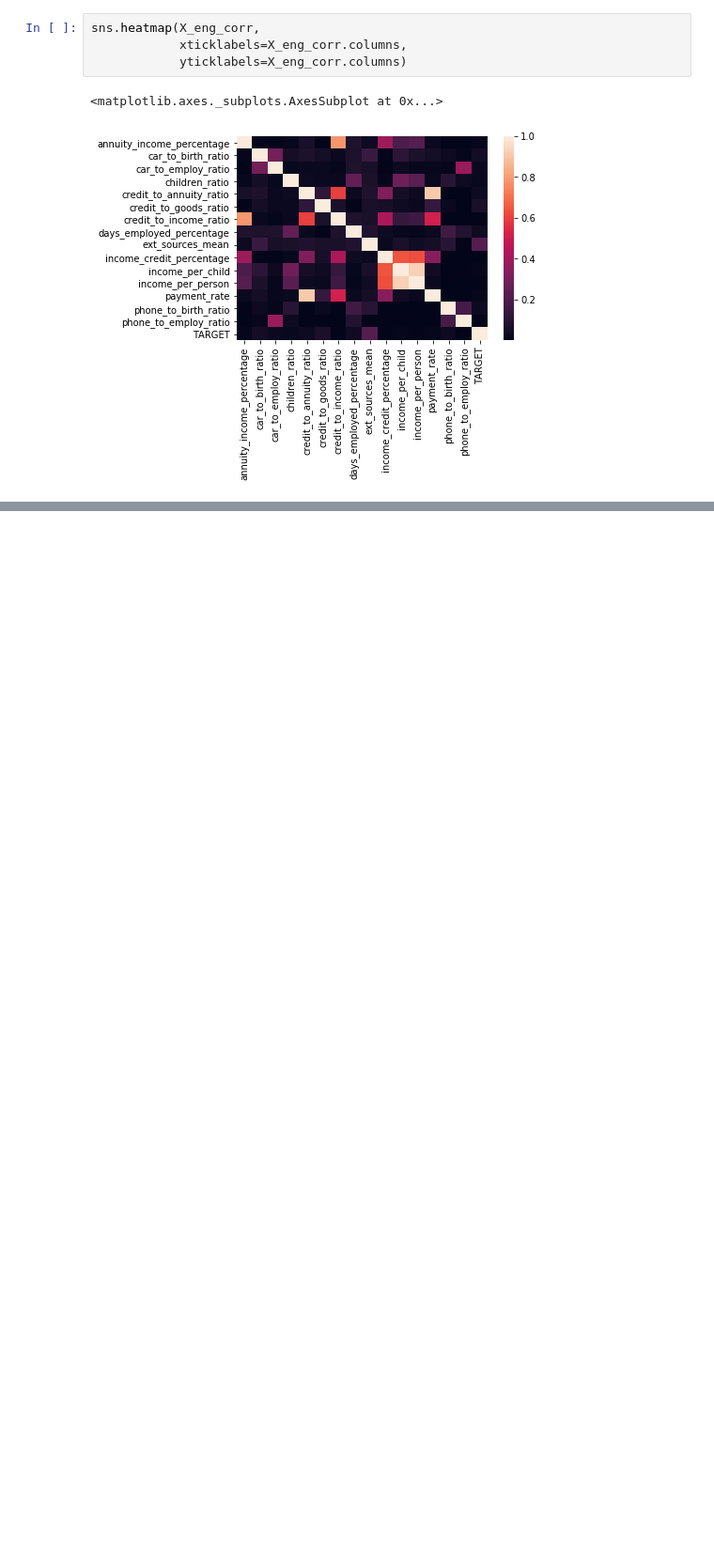
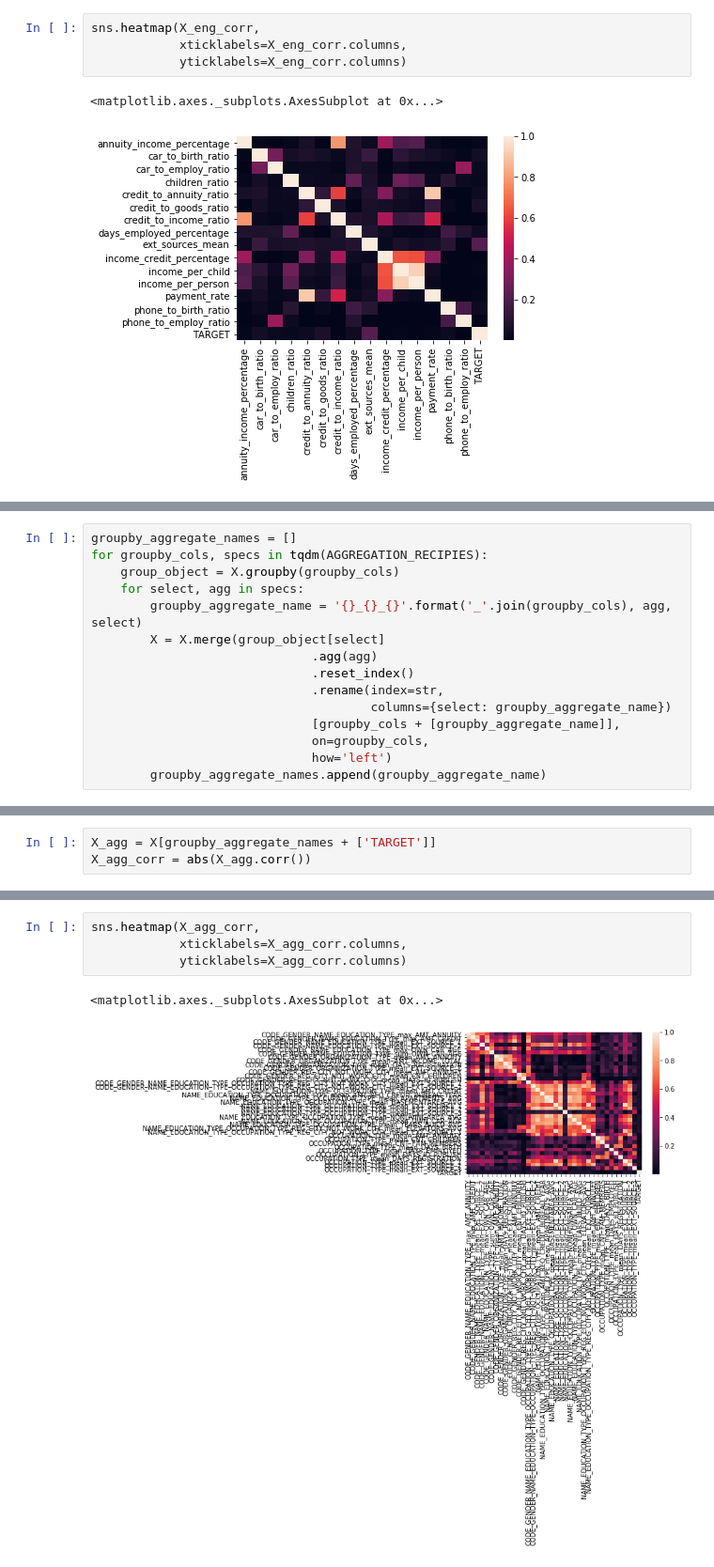
Before and after one commit to minerva-ml/open-solution-home-credit, a Jupyter notebook: notebooks/eda-application.ipynb, the cells around one changed output, grey strips where cells are left out. Shown at 94% size. Cells and saved outputs as stored; diff of their text form; blank space fills up the shorter version.

```diff
--- a/notebooks/eda-application.ipynb
+++ b/notebooks/eda-application.ipynb
@@ -89,0 +134,15 @@ sns.heatmap(X_eng_corr,
+# %%
+groupby_aggregate_names = []
+for groupby_cols, specs in tqdm(AGGREGATION_RECIPIES):
+    group_object = X.groupby(groupby_cols)
+    for select, agg in specs:
+        groupby_aggregate_name = '{}_{}_{}'.format('_'.join(groupby_cols), agg, select)
+        X = X.merge(group_object[select]
+                              .agg(agg)
+                              .reset_index()
+                              .rename(index=str,
+                                      columns={select: groupby_aggregate_name})
+                              [groupby_cols + [groupby_aggregate_name]],
+                              on=groupby_cols,
+                              how='left')
+        groupby_aggregate_names.append(groupby_aggregate_name)
@@ -89,0 +153,3 @@ sns.heatmap(X_eng_corr,
+# %%
+X_agg = X[groupby_aggregate_names + ['TARGET']]
+X_agg_corr = abs(X_agg.corr())
@@ -90,2 +176,9 @@ sns.heatmap(X_eng_corr,
+# %%
+sns.heatmap(X_agg_corr,
+            xticklabels=X_agg_corr.columns,
+            yticklabels=X_agg_corr.columns)
+# %% [output]
+<matplotlib.axes._subplots.AxesSubplot at 0x...>
+[figure, added]
 # %% [markdown]
 ## Solution 4 TODO
```
Also changed, not shown: parts of 7 cells of this notebook, 6 other files.
